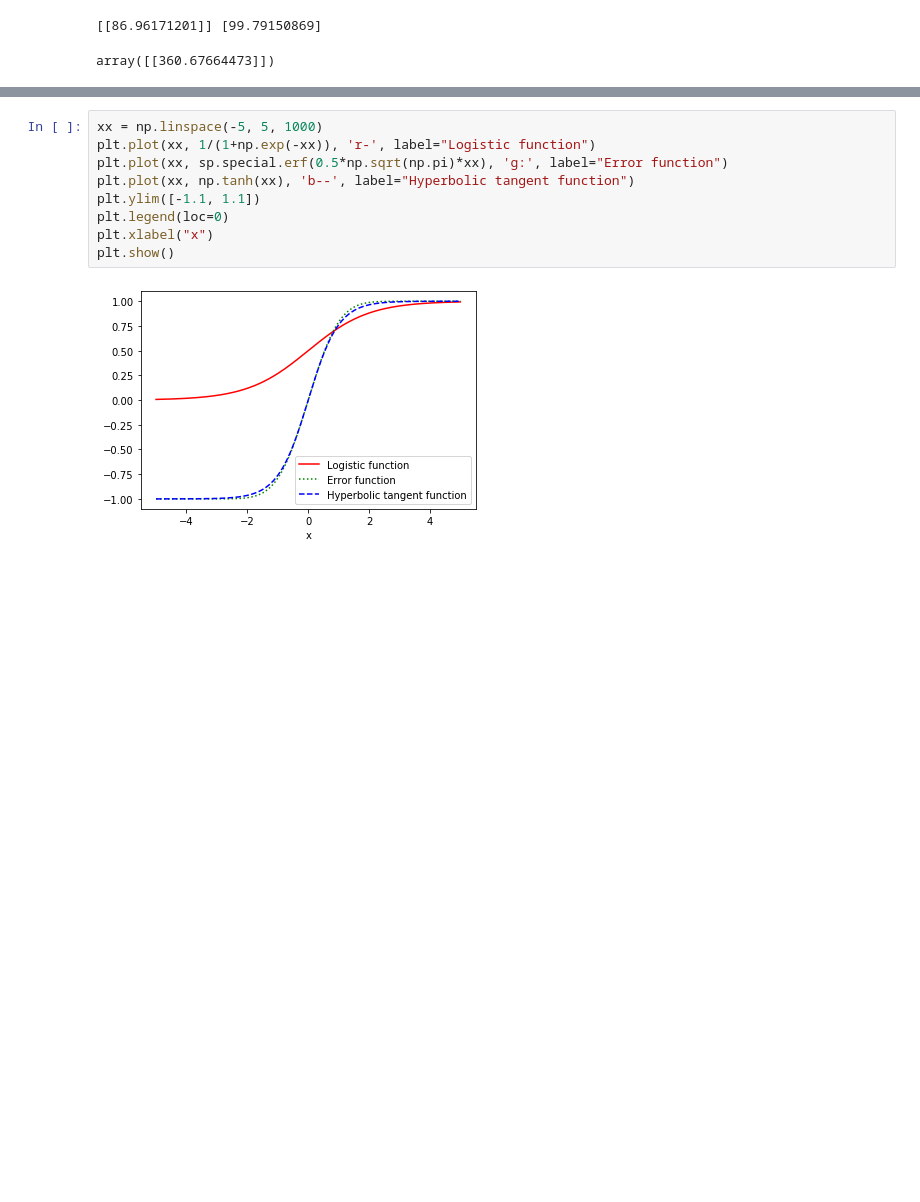
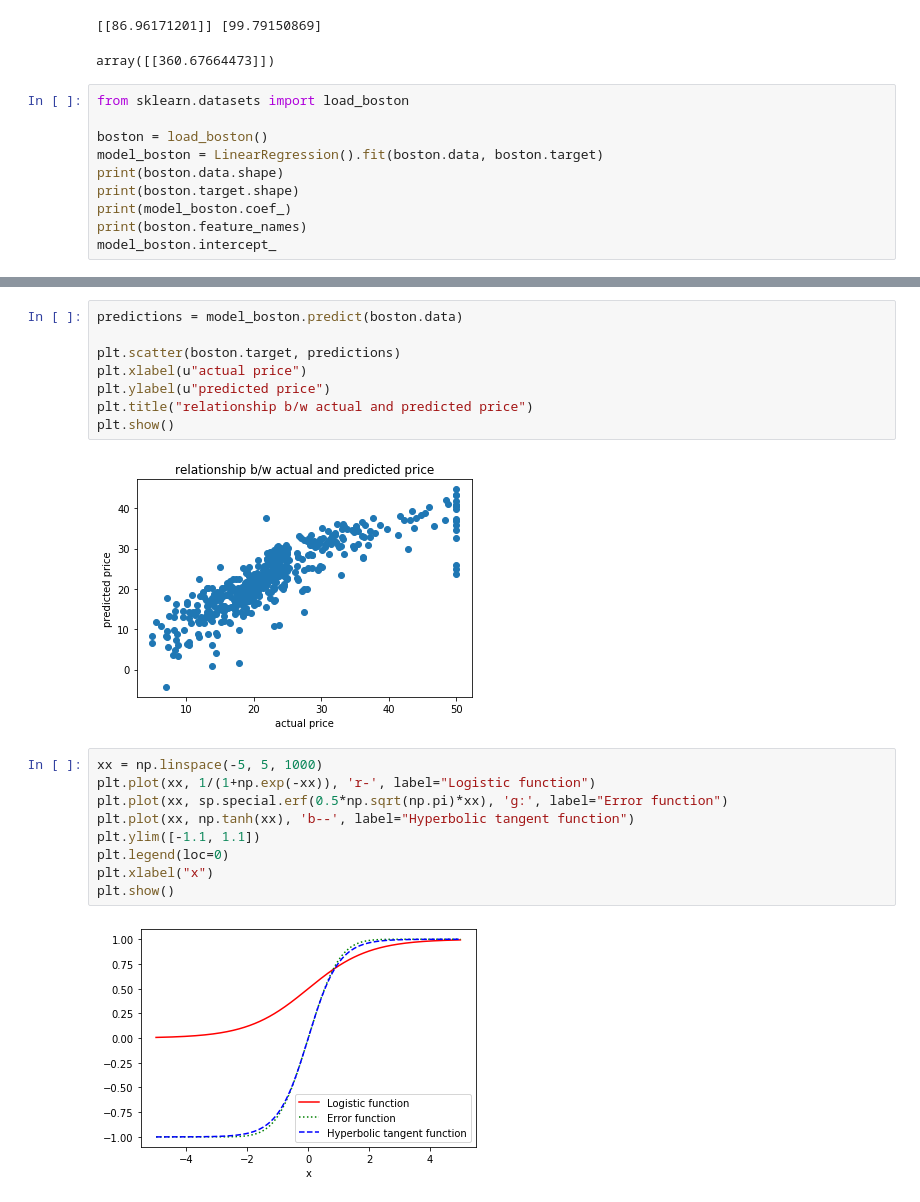
Before and after one commit to choisooyeon007/hello-world, a Jupyter notebook: study_regression.ipynb, the cells around one changed output, grey strips where cells are left out. Saved outputs shown, nothing was run; the diff lists cells and outputs as text; blank space fills up the shorter version.

```diff
--- a/study_regression.ipynb
+++ b/study_regression.ipynb
@@ -49,3 +58,13 @@ model.predict([[3]])
 # %% [output]
 [[86.96171201]] [99.79150869]
 array([[360.67664473]])
+# %%
+from sklearn.datasets import load_boston
+
+boston = load_boston()
+model_boston = LinearRegression().fit(boston.data, boston.target)
+print(boston.data.shape)
+print(boston.target.shape)
+print(model_boston.coef_)
+print(boston.feature_names)
+model_boston.intercept_
@@ -52,3 +81,13 @@ array([[360.67664473]])
+# %%
+predictions = model_boston.predict(boston.data)
+
+plt.scatter(boston.target, predictions)
+plt.xlabel(u"actual price")
+plt.ylabel(u"predicted price")
+plt.title("relationship b/w actual and predicted price")
+plt.show()
+# %% [output]
+[figure, added]
 # %%
 xx = np.linspace(-5, 5, 1000)
 plt.plot(xx, 1/(1+np.exp(-xx)), 'r-', label="Logistic function")
```
Also changed, not shown: parts of 10 cells of this notebook.
